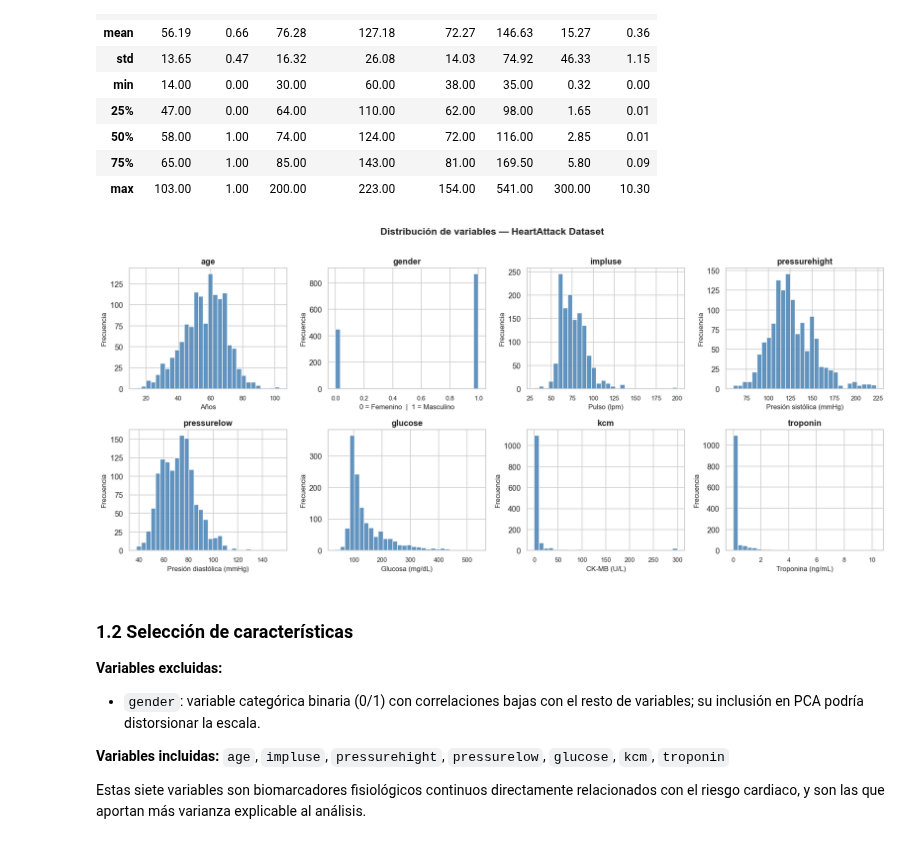
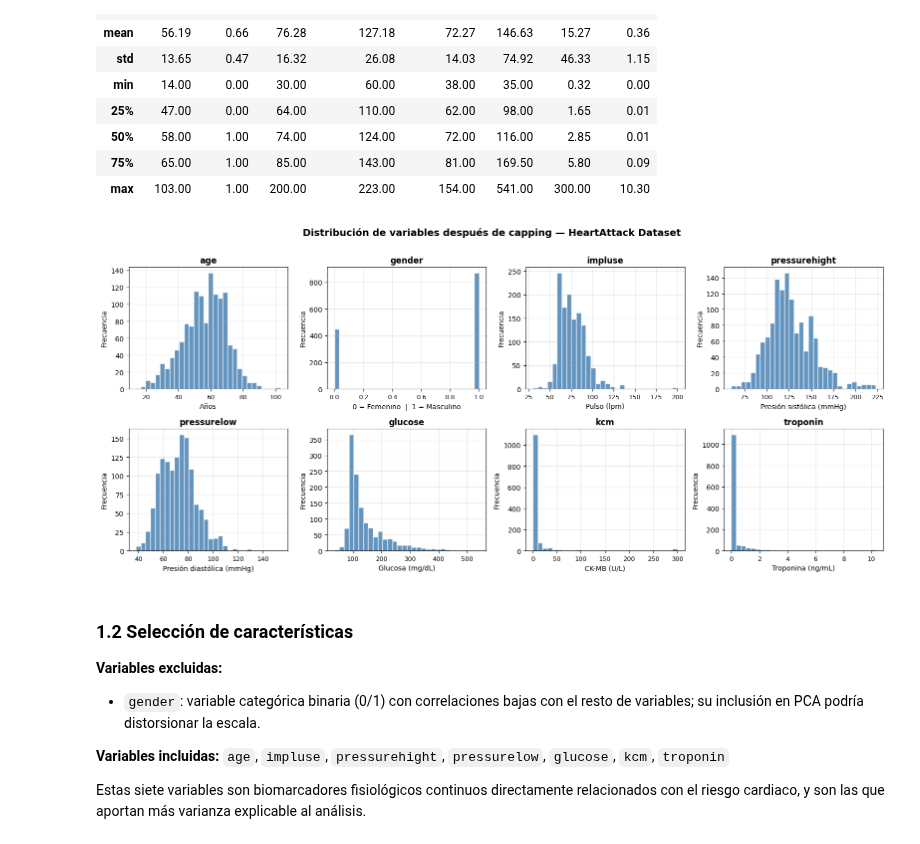
Before and after one commit to somexav/ciencia_datos_m3_e1, a Jupyter notebook: M3E1_HeartAttack_Xavier.ipynb, the cells around one changed output. Drawn from its saved outputs; the diff is of its cells as text; code cells hidden in the pictures.

```diff
--- a/M3E1_HeartAttack_Xavier.ipynb
+++ b/M3E1_HeartAttack_Xavier.ipynb
@@ -19,10 +19,11 @@ import matplotlib.patches as mpatches
 import seaborn as sns
 from sklearn.preprocessing import StandardScaler
 from sklearn.decomposition import PCA
-
-# Estilo de gráficas
-sns.set_theme(style='whitegrid', palette='muted')
-plt.rcParams['figure.dpi'] = 120
+from sklearn.preprocessing import StandardScaler, normalize
+from sklearn.neighbors import NearestNeighbors
+from sklearn.manifold import TSNE, trustworthiness
+from scipy.spatial import procrustes
+from time import time
 # %% [markdown]
 ---
 ## 1. Análisis Exploratorio de Datos (EDA)
@@ -124,6 +125,7 @@ for i, col in enumerate(df.columns):
     axes[i].set_xlabel(etiquetas.get(col, col), fontsize=10)
     axes[i].set_ylabel('Frecuencia', fontsize=10)
     axes[i].tick_params(axis='x', labelsize=9)
+    axes[i].grid(True, alpha=0.3)
 
 plt.suptitle('Distribución de variables — HeartAttack Dataset', fontsize=14, fontweight='bold', y=1.01)
 plt.tight_layout()
@@ -161,7 +169,4 @@ plt.show()
 # %%
-# Solo aplicar capping con umbrales fisiológicos razonables,
-# NO eliminar filas — para no perder pacientes de alto riesgo
-
 limites_fisiologicos = {
     'age'          : (1,   110),   # años
     'impluse'      : (30,  200),   # bpm
@@ -170,14 +175,36 @@ limites_fisiologicos = {
 }
 
 df_clean = df.copy()
+registros_afectados = []
+
 for col, (lim_inf, lim_sup) in limites_fisiologicos.items():
-    n_out = ((df_clean[col] < lim_inf) | (df_clean[col] > lim_sup)).sum()
+    mask = (df_clean[col] < lim_inf) | (df_clean[col] > lim_sup)
+    n_out = mask.sum()
+
     if n_out > 0:
+        # Guardar registro de qué cambió
+        afectados = df_clean.loc[mask, col].copy()
+        for idx, val_original in afectados.items():
+            registros_afectados.append({
+                'indice'       : idx,
+                'columna'      : col,
+                'valor_original': val_original,
+                'valor_nuevo'  : np.clip(val_original, lim_inf, lim_sup),
+                'limite_inf'   : lim_inf,
+                'limite_sup'   : lim_sup,
+            })
         print(f"{col}: {n_out} valores fuera de rango → capping aplicado")
+
     df_clean[col] = df_clean[col].clip(lower=lim_inf, upper=lim_sup)
 
-# troponin, kcm y glucose — dejarlas intactas
-print("\ntroponin, kcm, glucose: sin modificar (outliers = señal clínica)")
+# DataFrame con el reporte completo
+if registros_afectados:
+    reporte_capping = pd.DataFrame(registros_afectados)
+    print(f"\nTotal de valores modificados: {len(reporte_capping)}")
+    display(reporte_capping)
+else:
+    print("\nNingún valor fuera de límites fisiológicos — datos limpios ✅")
+
 df = df_clean.copy()
 # %% [output]
 impluse: 5 valores fuera de rango → capping aplicado
@@ -199,31 +233,32 @@ df.describe().round(2)
 # %%
 # ─── Distribución de variables numéricas despues de limpieza ─────────────────────────────────────
 etiquetas = {
     'age':           'Años',
     'gender':        '0 = Femenino  |  1 = Masculino',
     'impluse':       'Pulso (lpm)',
     'pressurehight': 'Presión sistólica (mmHg)',
     'pressurelow':   'Presión diastólica (mmHg)',
     'glucose':       'Glucosa (mg/dL)',
     'kcm':           'CK-MB (U/L)',
     'troponin':      'Troponina (ng/mL)',
 }
 
 fig, axes = plt.subplots(2, 4, figsize=(16, 7))
 axes = axes.flatten()
 
 for i, col in enumerate(df.columns):
     axes[i].hist(df[col], bins=30, color='steelblue', edgecolor='white', alpha=0.85)
     axes[i].set_title(col, fontsize=12, fontweight='bold')
     axes[i].set_xlabel(etiquetas.get(col, col), fontsize=10)
     axes[i].set_ylabel('Frecuencia', fontsize=10)
     axes[i].tick_params(axis='x', labelsize=9)
+    axes[i].grid(True, alpha=0.3)
 
-plt.suptitle('Distribución de variables — HeartAttack Dataset', fontsize=14, fontweight='bold', y=1.01)
+plt.suptitle('Distribución de variables después de capping — HeartAttack Dataset', fontsize=14, fontweight='bold', y=1.01)
 plt.tight_layout()
 plt.show()
 # %% [output]
-[figure, old version]
+[figure, new version]
 # %% [markdown]
 ### 1.2 Selección de características
 
```
Also changed, not shown: parts of 47 cells of this notebook, 1 other file.
